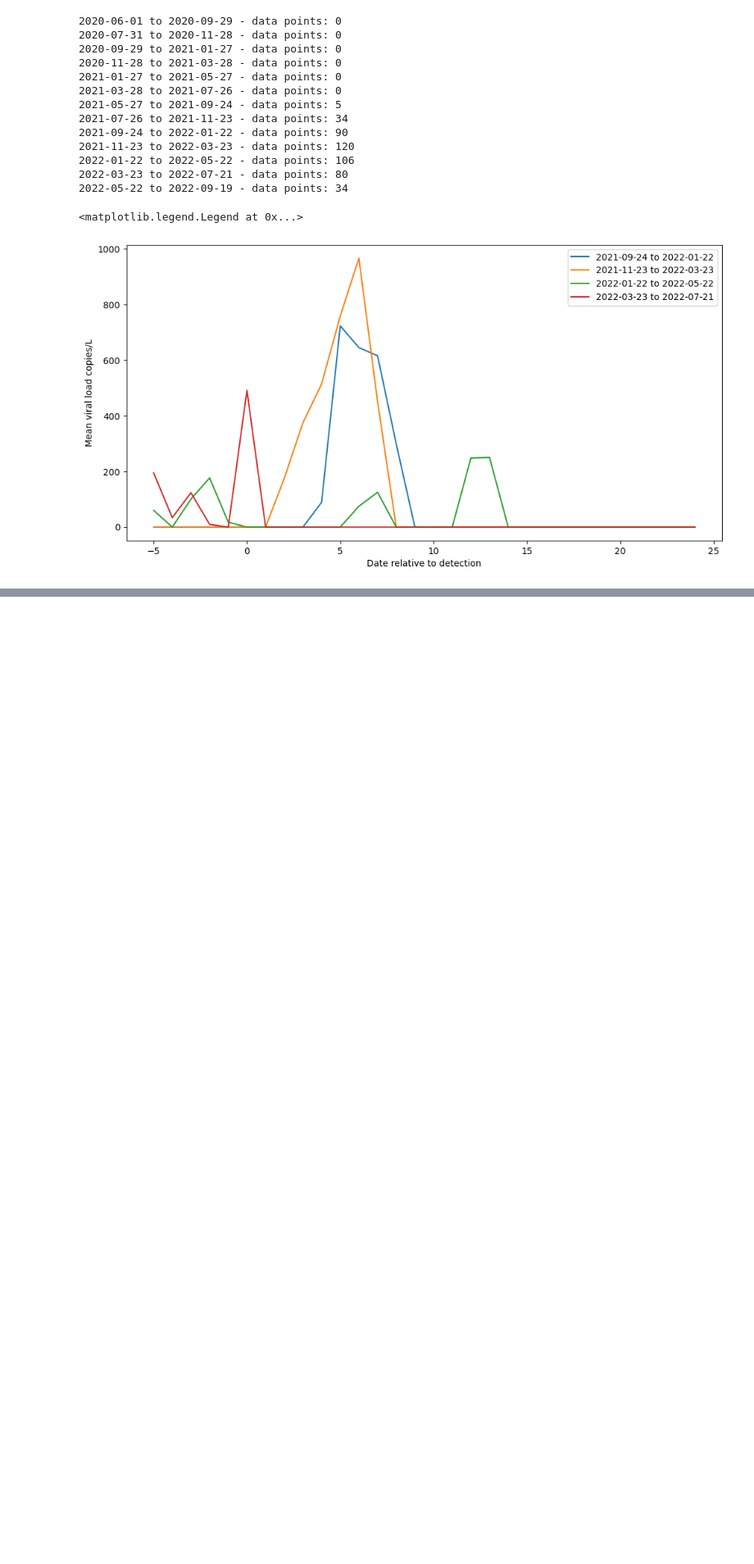
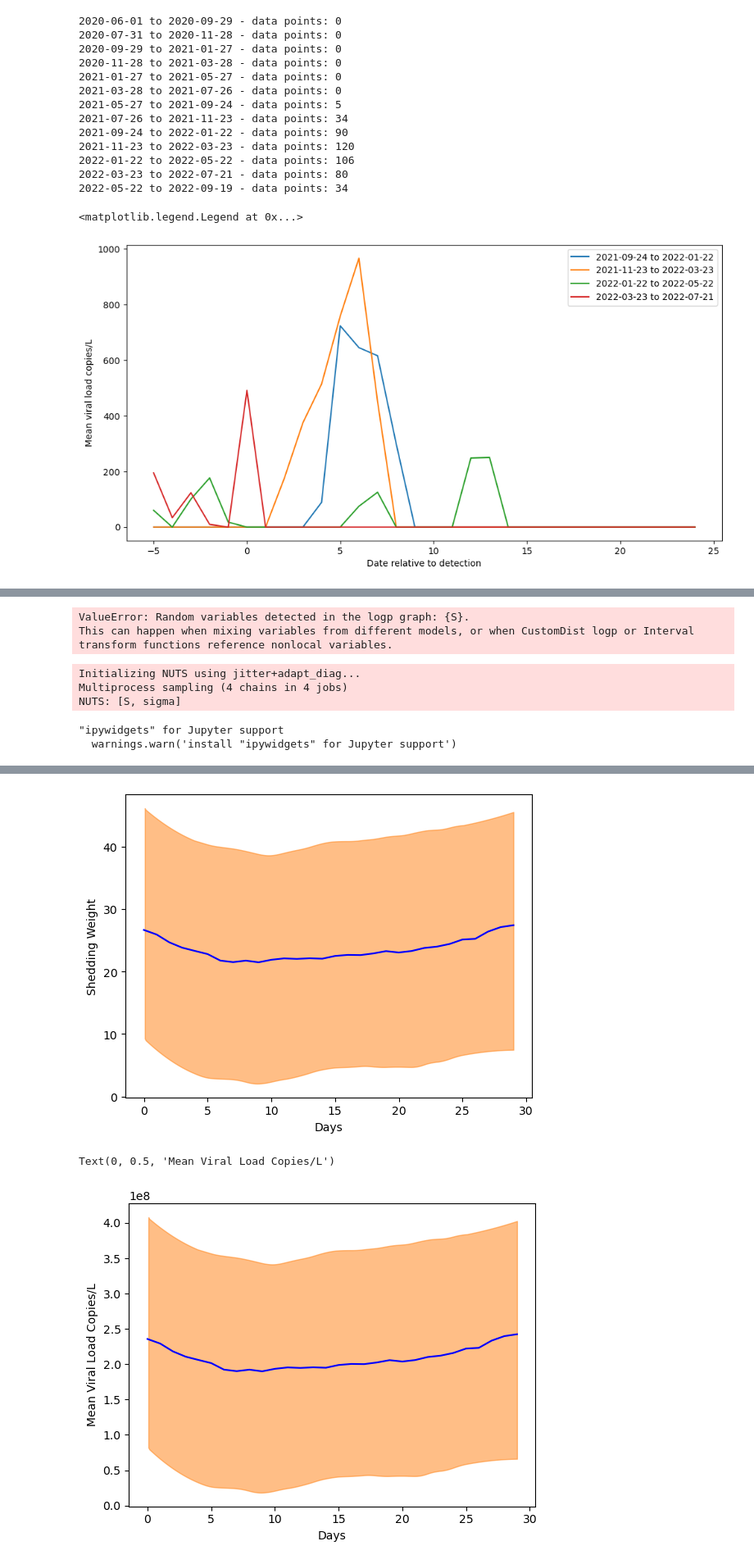
Before and after one commit to elizabethmurphy24/Wastewater-Surveillence, a Jupyter notebook: shedding.ipynb, the cells around one changed output, grey strips where cells are left out. Shown at 82% size. Saved outputs shown, nothing was run; the diff lists cells and outputs as text; code cells hidden in the pictures; blank space fills up the shorter version.

```diff
--- a/shedding.ipynb
+++ b/shedding.ipynb
@@ -559,0 +678,58 @@ plt.legend()
+# %%
+# Gamma distribution
+with pm.Model() as shedding_model:
+    S = pm.HalfNormal("S", sigma=10, shape=N)
+    alpha = pm.HalfNormal("alpha", sigma=10)
+    beta = pm.math.dot(X, S)
+    beta = alpha / mu
+    Y_obs = pm.Gamma("Y_obs", alpha=alpha, beta=beta, observed=Y)
+    trace = pm.sample(1000, tune=1000, target_accept=0.9, return_inferencedata=True)
+
+
+az.plot_hdi(np.arange(N), trace.posterior["S"].values, hdi_prob=0.95)
+plt.plot(trace.posterior["S"].values.mean(axis=(0, 1)), color="blue", label="Mean Shedding Kernel")
+plt.xlabel("Days")
+plt.ylabel("Shedding Weight")
+plt.show()
+
+
+# scale the shedding kernel to plot it on the "Mean viral load copies/L" scale
+scaled = trace.posterior["S"].values * cdf['Mean viral gene copies/L'].mean()
+
+az.plot_hdi(np.arange(N), scaled, hdi_prob=0.95)
+plt.plot(scaled.mean(axis=(0, 1)), color="blue")
+plt.xlabel("Days")
+plt.ylabel("Mean Viral Load Copies/L")
+# %% [output]
+ValueError: Random variables detected in the logp graph: {S}.
+This can happen when mixing variables from different models, or when CustomDist logp or Interval transform functions reference nonlocal variables.
+# %%
+# lognormal distribution
+with pm.Model() as shedding_model:
+    S = pm.HalfNormal("S", sigma=10, shape=N)
+    sigma = pm.HalfNormal("sigma", sigma=1)
+    mu = pm.math.dot(X, S)
+    Y_obs = pm.Lognormal("Y_obs", mu=pm.math.log(mu), sigma=sigma, observed=Y)
+    trace = pm.sample(1000, tune=1000, target_accept=0.9, return_inferencedata=True)
+
+
+az.plot_hdi(np.arange(N), trace.posterior["S"].values, hdi_prob=0.95)
+plt.plot(trace.posterior["S"].values.mean(axis=(0, 1)), color="blue", label="Mean Shedding Kernel")
+plt.xlabel("Days")
+plt.ylabel("Shedding Weight")
+plt.show()
+
+
+# scale the shedding kernel to plot it on the "Mean viral load copies/L" scale
+scaled = trace.posterior["S"].values * cdf['Mean viral gene copies/L'].mean()
+
+az.plot_hdi(np.arange(N), scaled, hdi_prob=0.95)
+plt.plot(scaled.mean(axis=(0, 1)), color="blue")
+plt.xlabel("Days")
+plt.ylabel("Mean Viral Load Copies/L")
+# %% [output]
+Initializing NUTS using jitter+adapt_diag...
+Multiprocess sampling (4 chains in 4 jobs)
+NUTS: [S, sigma]
+"ipywidgets" for Jupyter support
+  warnings.warn('install "ipywidgets" for Jupyter support')
@@ -559,0 +738,3 @@ plt.legend()
+[figure, added]
+Text(0, 0.5, 'Mean Viral Load Copies/L')
+[figure, added]
```
Also changed, not shown: parts of 7 cells of this notebook.
